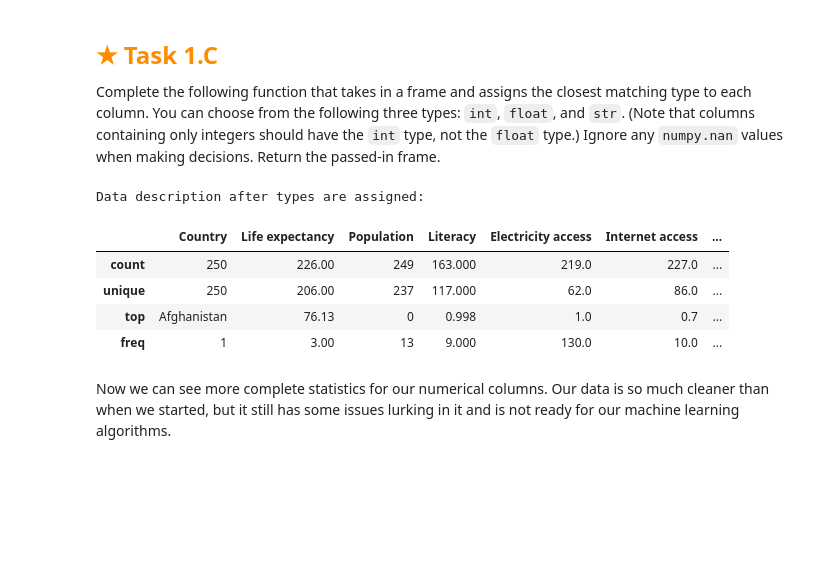
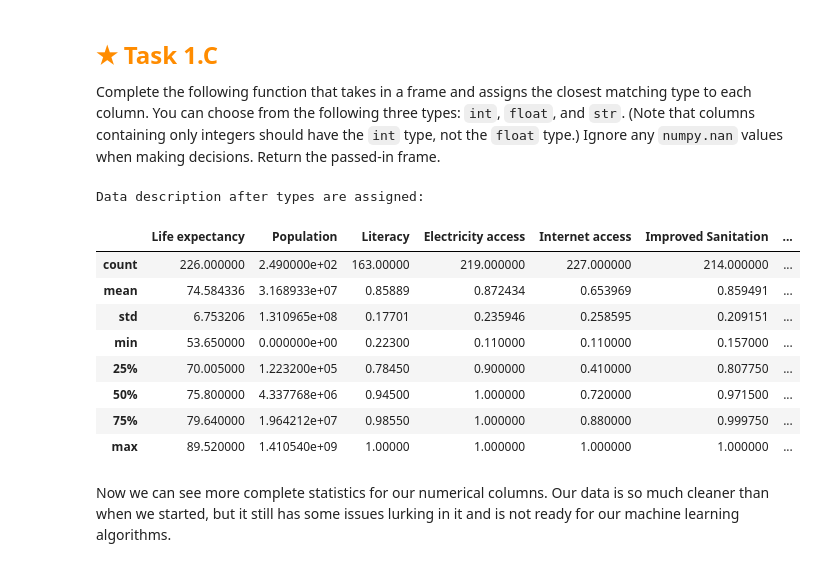
Before and after one commit to MarcusNelhams/HO3, a Jupyter notebook: assignment.ipynb, the cells around one changed output. Cells and saved outputs as stored; diff of their text form; code cells hidden in the pictures; blank space fills up the shorter version.

```diff
--- a/assignment.ipynb
+++ b/assignment.ipynb
@@ -289,36 +289,40 @@ Return the passed-in frame.
 # %%
 def guess_types(frame):
     for name in frame:
         str_count = 0
         int_count = 0
         flt_count = 0
         for val in frame[name]:
             if val == numpy.nan:
                 continue
             elif isinstance(val, int):
                 int_count += 1
             elif isinstance(val, float):
                 flt_count += 1
             elif isinstance(val, str):
                 str_count += 1
         if str_count > 0:
-            frame = frame[name].astype(str)
+            frame[name] = frame[name].astype(str)
         elif flt_count > 0:
-            frame = frame[name].astype(float)
+            frame[name] = frame[name].astype(float)
         else:
-            freme[nameframe[name].astype(int)
+            freme[name] = frame[name].astype(int)
     return frame
 
 print("Data description after types are assigned:")
 guess_types(world_data)
 world_data.describe()
 # %% [output]
 Data description after types are assigned:
-|  | Country | Life expectancy | Population | Literacy | Electricity access | Internet access | ... |
-| count | 250 | 226.00 | 249 | 163.000 | 219.0 | 227.0 | ... |
-| unique | 250 | 206.00 | 237 | 117.000 | 62.0 | 86.0 | ... |
-| top | Afghanistan | 76.13 | 0 | 0.998 | 1.0 | 0.7 | ... |
-| freq | 1 | 3.00 | 13 | 9.000 | 130.0 | 10.0 | ... |
+|  | Life expectancy | Population | Literacy | Electricity access | Internet access | Improved Sanitation | ... |
+| count | 226.000000 | 2.490000e+02 | 163.00000 | 219.000000 | 227.000000 | 214.000000 | ... |
+| mean | 74.584336 | 3.168933e+07 | 0.85889 | 0.872434 | 0.653969 | 0.859491 | ... |
+| std | 6.753206 | 1.310965e+08 | 0.17701 | 0.235946 | 0.258595 | 0.209151 | ... |
+| min | 53.650000 | 0.000000e+00 | 0.22300 | 0.110000 | 0.110000 | 0.157000 | ... |
+| 25% | 70.005000 | 1.223200e+05 | 0.78450 | 0.900000 | 0.410000 | 0.807750 | ... |
+| 50% | 75.800000 | 4.337768e+06 | 0.94500 | 1.000000 | 0.720000 | 0.971500 | ... |
+| 75% | 79.640000 | 1.964212e+07 | 0.98550 | 1.000000 | 0.880000 | 0.999750 | ... |
+| max | 89.520000 | 1.410540e+09 | 1.00000 | 1.000000 | 1.000000 | 1.000000 | ... |
 # %% [markdown]
 Now we can see more complete statistics for our numerical columns.
 Our data is so much cleaner than when we started,
```
Also changed, not shown: parts of 1 cell of this notebook.
